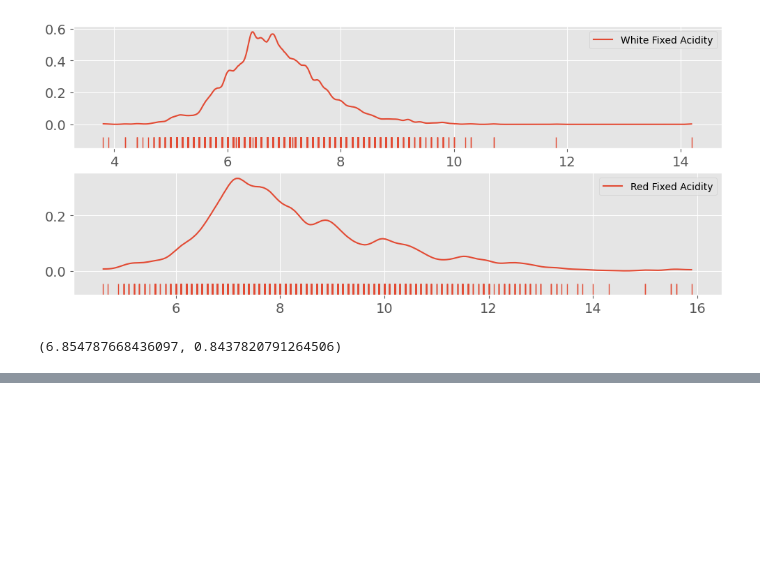
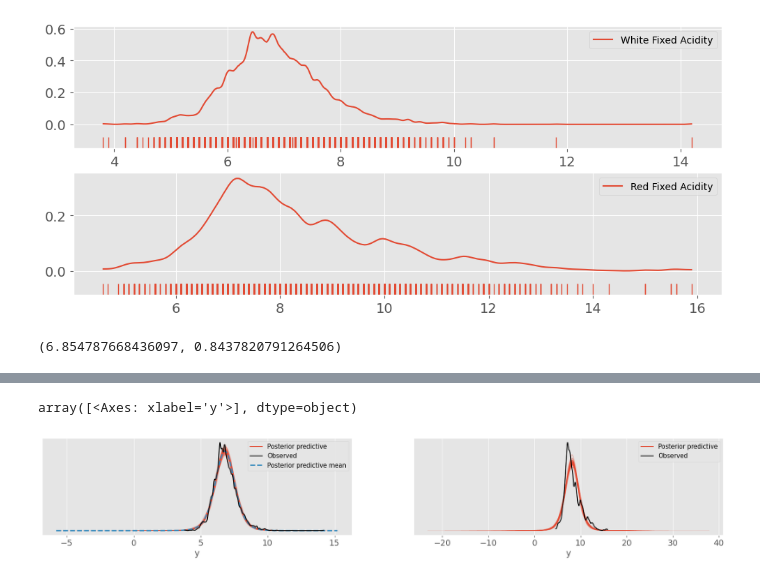
Before and after one commit to fadeeva/probabilistic, a Jupyter notebook: pymc/001.ipynb, the cells around one changed output, grey strips where cells are left out. Cells and saved outputs as stored; diff of their text form; code cells hidden in the pictures; blank space fills up the shorter version.

```diff
--- a/pymc/001.ipynb
+++ b/pymc/001.ipynb
@@ -122,0 +149,13 @@ ax = az.plot_ppc(trace_w, num_pp_samples=100,
+# %%
+fig, axs = plt.subplots(1, 2, figsize=(21, 3))
+
+y_pred_w = pm.sample_posterior_predictive(trace_w, white_model,
+                                          extend_inferencedata=True)
+az.plot_ppc(trace_w, num_pp_samples=100,
+            mean=True, ax=axs[0])
+
+y_pred_w = pm.sample_posterior_predictive(trace_r, red_model,
+                                          extend_inferencedata=True)
+az.plot_ppc(trace_r, num_pp_samples=100,
+            mean=False, ax=axs[1])
+# %% [output]
@@ -122,0 +166,2 @@ ax = az.plot_ppc(trace_w, num_pp_samples=100,
+array([<Axes: xlabel='y'>], dtype=object)
+[figure, added]
```
Also changed, not shown: parts of 7 cells of this notebook.
